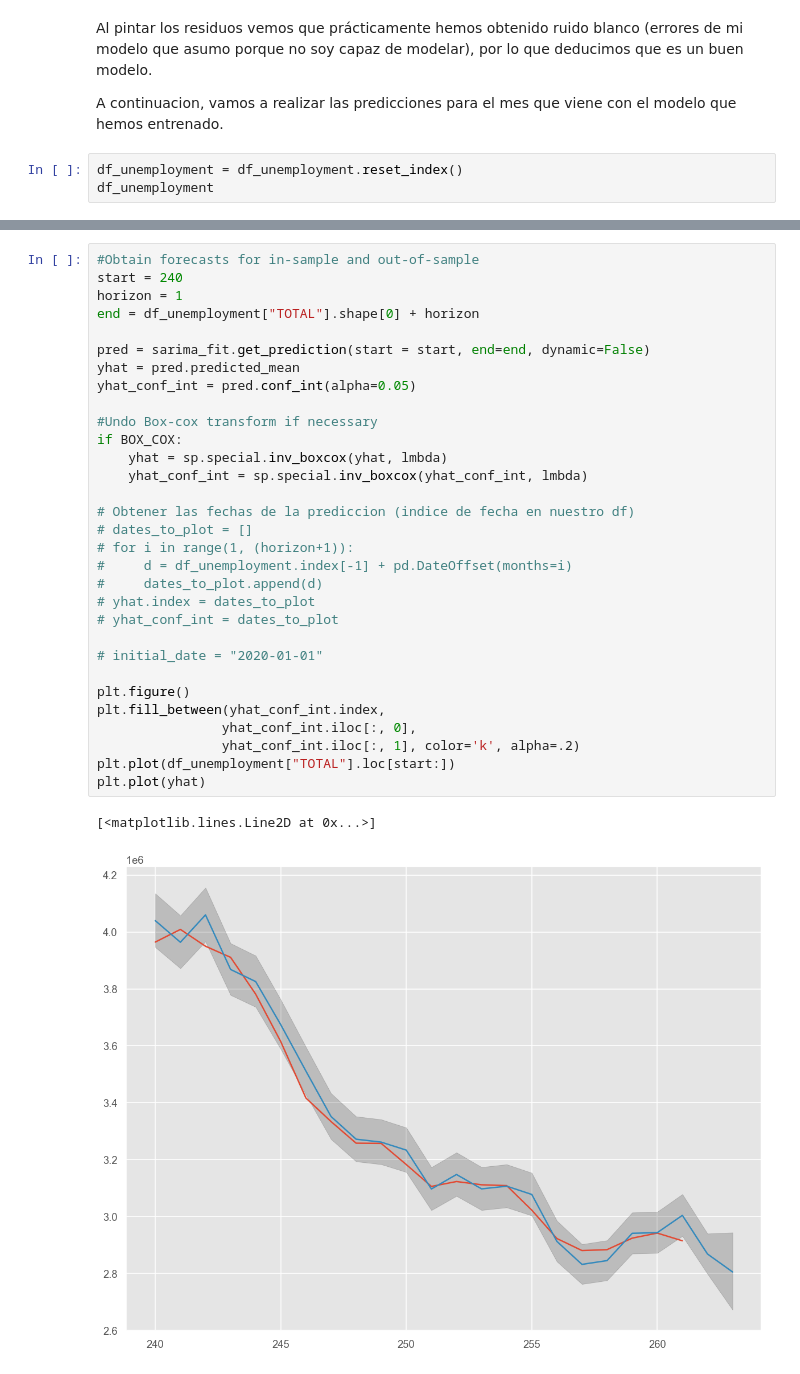
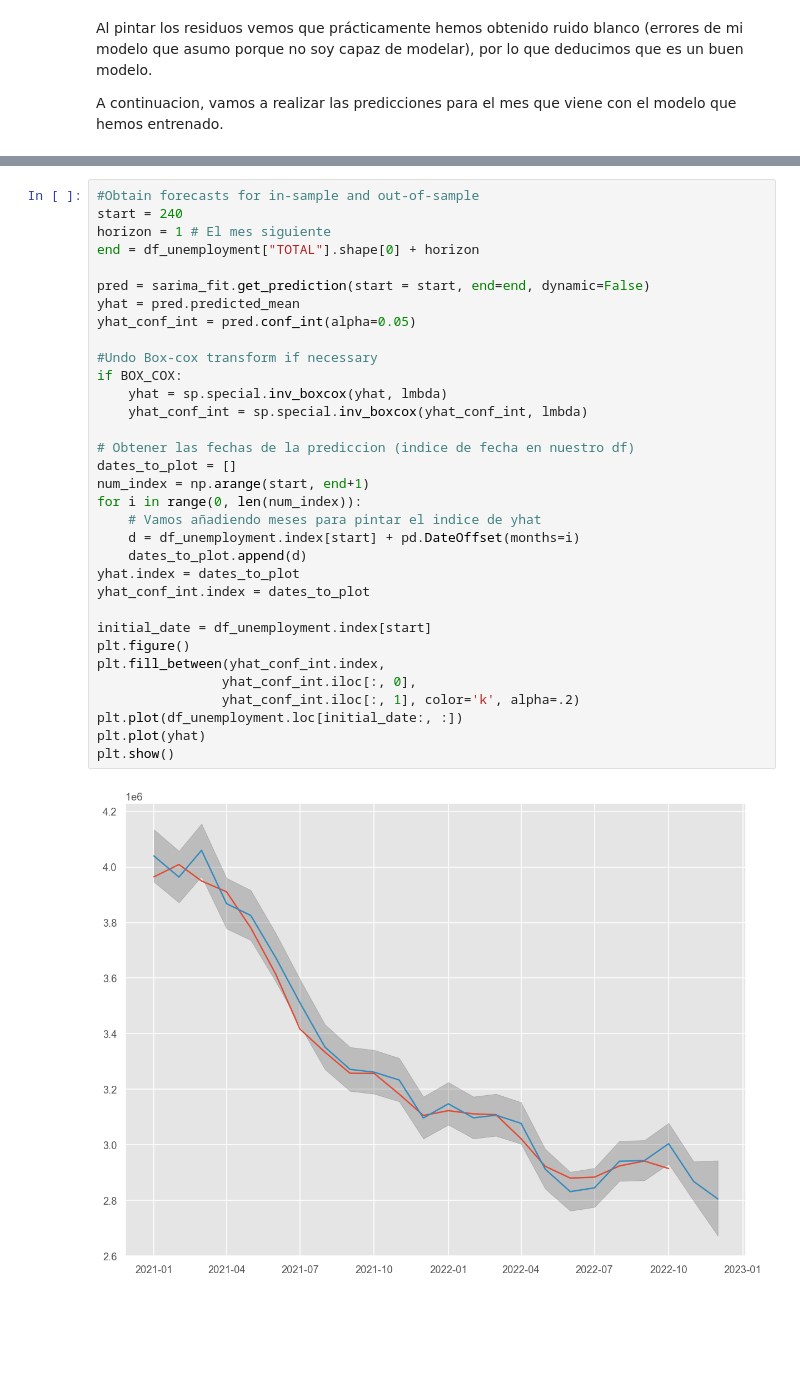
Before and after one commit to MartaSimon/ML_A2, a Jupyter notebook: scriptMarta.ipynb, the cells around one changed output, grey strips where cells are left out. Saved outputs shown, nothing was run; the diff lists cells and outputs as text; blank space fills up the shorter version.

Commit message:
Predicciones bien hechas, con df indice fecha

```diff
--- a/scriptMarta.ipynb
+++ b/scriptMarta.ipynb
@@ -305,6 +305,3 @@ Ljung-Box test of residuals:
 Al pintar los residuos vemos que prácticamente hemos obtenido ruido blanco (errores de mi modelo que asumo porque no soy capaz de modelar), por lo que deducimos que es un buen modelo.
 
 A continuacion, vamos a realizar las predicciones para el mes que viene con el modelo que hemos entrenado.
-# %%
-df_unemployment = df_unemployment.reset_index()
-df_unemployment
@@ -325,36 +308,37 @@ df_unemployment
 # %%
 #Obtain forecasts for in-sample and out-of-sample
 start = 240
-horizon = 1
+horizon = 1 # El mes siguiente
 end = df_unemployment["TOTAL"].shape[0] + horizon
 
 pred = sarima_fit.get_prediction(start = start, end=end, dynamic=False)
 yhat = pred.predicted_mean
 yhat_conf_int = pred.conf_int(alpha=0.05)
 
 #Undo Box-cox transform if necessary
 if BOX_COX:
     yhat = sp.special.inv_boxcox(yhat, lmbda)
     yhat_conf_int = sp.special.inv_boxcox(yhat_conf_int, lmbda)
 
 # Obtener las fechas de la prediccion (indice de fecha en nuestro df)
-# dates_to_plot = []
-# for i in range(1, (horizon+1)):
-#     d = df_unemployment.index[-1] + pd.DateOffset(months=i)
-#     dates_to_plot.append(d)
-# yhat.index = dates_to_plot
-# yhat_conf_int = dates_to_plot
+dates_to_plot = []
+num_index = np.arange(start, end+1)
+for i in range(0, len(num_index)):
+    # Vamos añadiendo meses para pintar el indice de yhat
+    d = df_unemployment.index[start] + pd.DateOffset(months=i)
+    dates_to_plot.append(d)
+yhat.index = dates_to_plot
+yhat_conf_int.index = dates_to_plot
 
-# initial_date = "2020-01-01"
-
+initial_date = df_unemployment.index[start]
 plt.figure()
 plt.fill_between(yhat_conf_int.index,
                 yhat_conf_int.iloc[:, 0],
                 yhat_conf_int.iloc[:, 1], color='k', alpha=.2)
-plt.plot(df_unemployment["TOTAL"].loc[start:])
+plt.plot(df_unemployment.loc[initial_date:, :])
 plt.plot(yhat)
+plt.show()
 # %% [output]
-[<matplotlib.lines.Line2D at 0x...>]
-[figure, old version]
+[figure, new version]
 # %%
 # ¿Cómo hacemos para sacar el numero de la prediccion?
```
Also changed, not shown: parts of 8 cells of this notebook.
